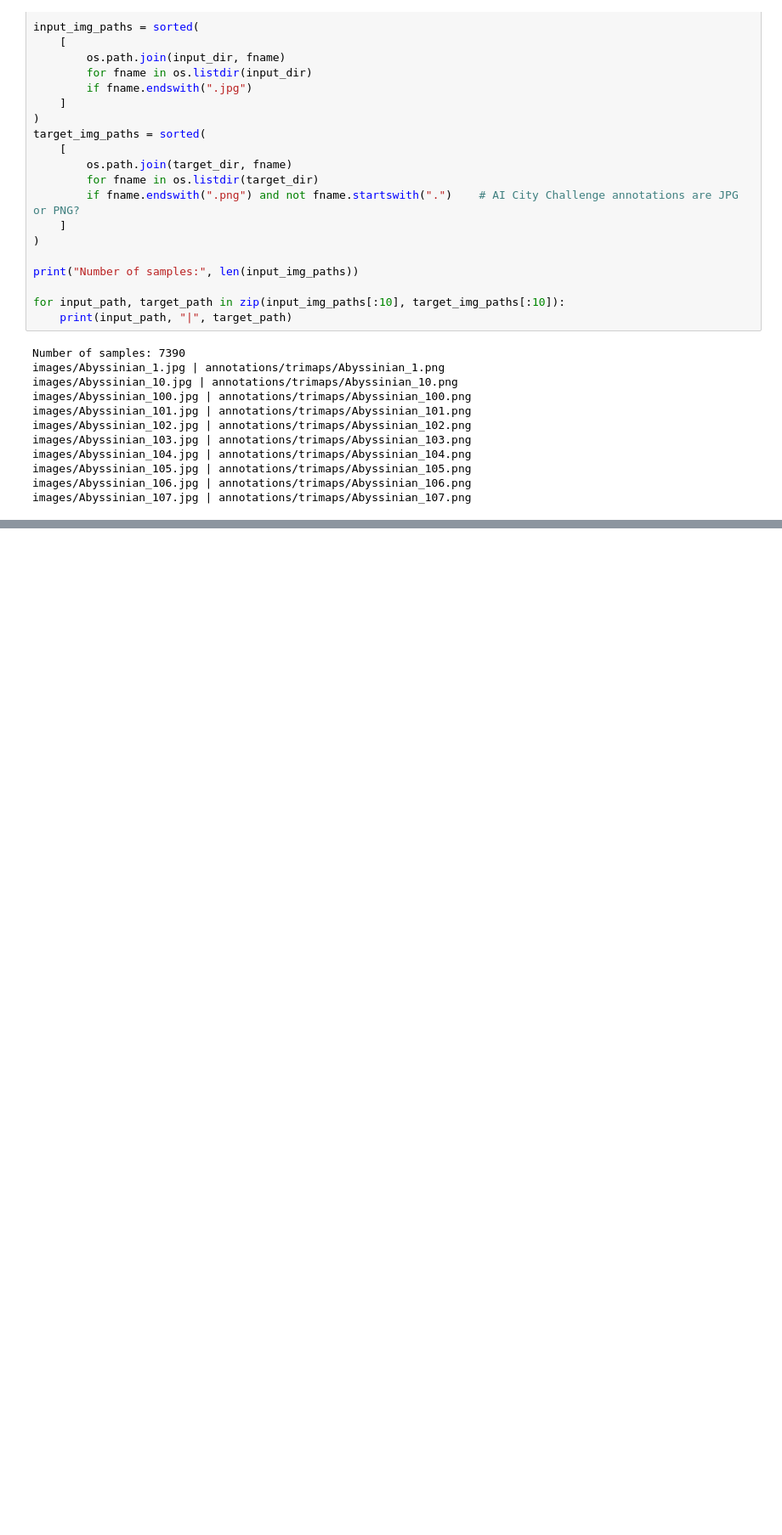
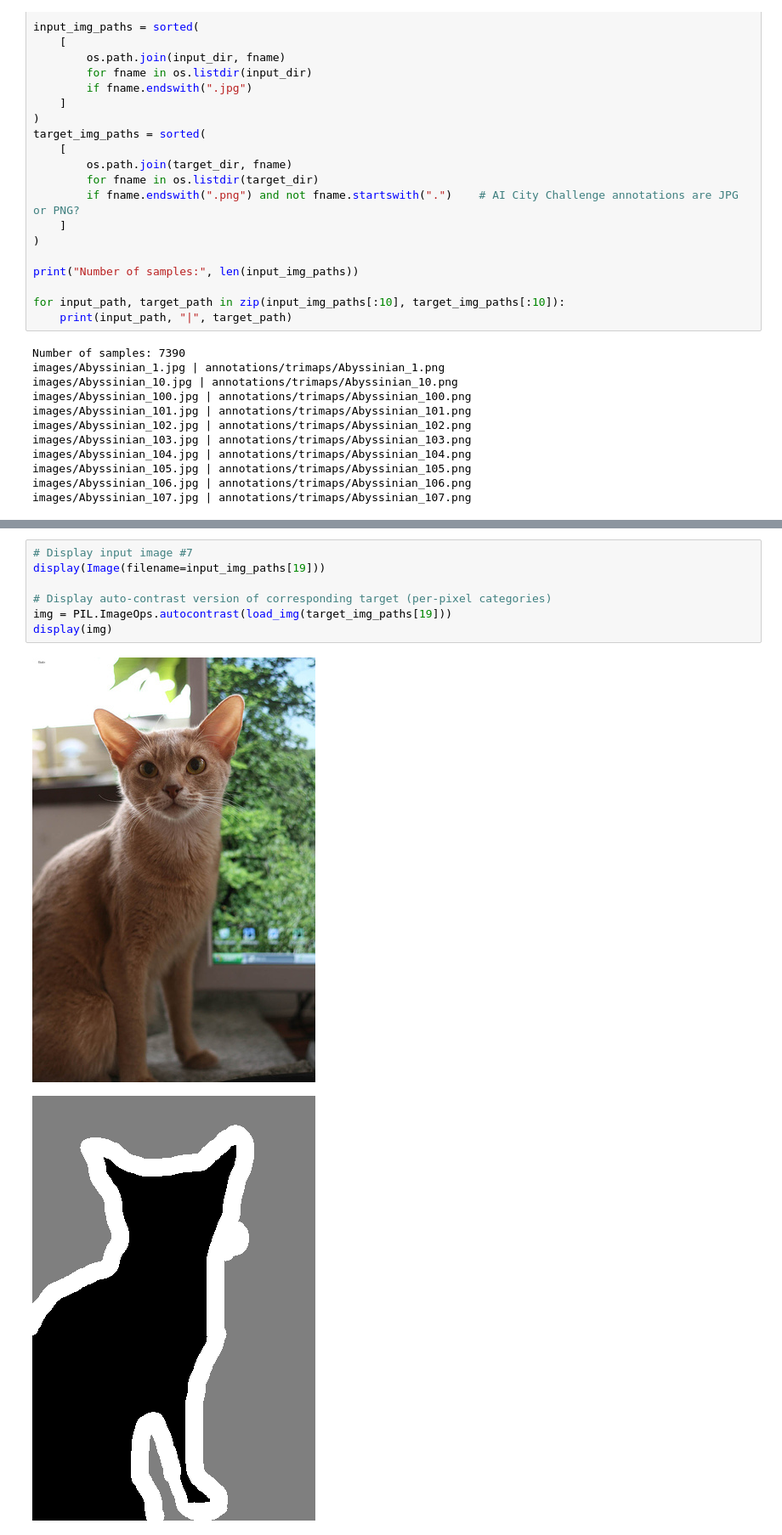
Before and after one commit to ShakilAhmedSumon/AI-City-Challenge, a Jupyter notebook: image_segmentation_pipeline.ipynb, the cells around one changed output, grey strips where cells are left out. Shown: that part at 85% size. Saved outputs shown, nothing was run; the diff lists cells and outputs as text; blank space fills up the shorter version.

```diff
--- a/image_segmentation_pipeline.ipynb
+++ b/image_segmentation_pipeline.ipynb
@@ -71,0 +74,10 @@ images/Abyssinian_107.jpg | annotations/trimaps/Abyssinian_107.png
+# %%
+# Display input image #7
+display(Image(filename=input_img_paths[19]))
+
+# Display auto-contrast version of corresponding target (per-pixel categories)
+img = PIL.ImageOps.autocontrast(load_img(target_img_paths[19]))
+display(img)
+# %% [output]
+[figure, added]
+[figure, added]
```
Also changed, not shown: parts of 3 cells of this notebook.
